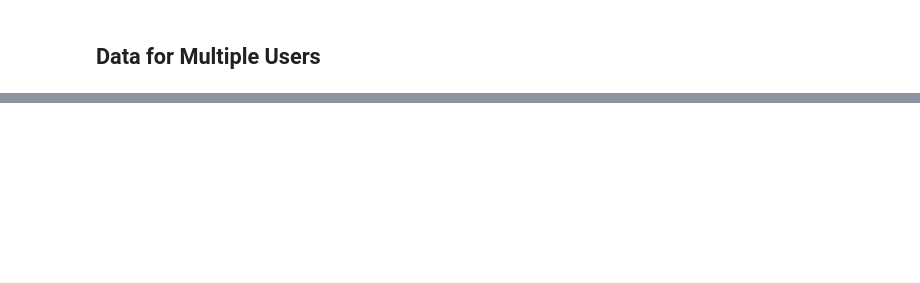
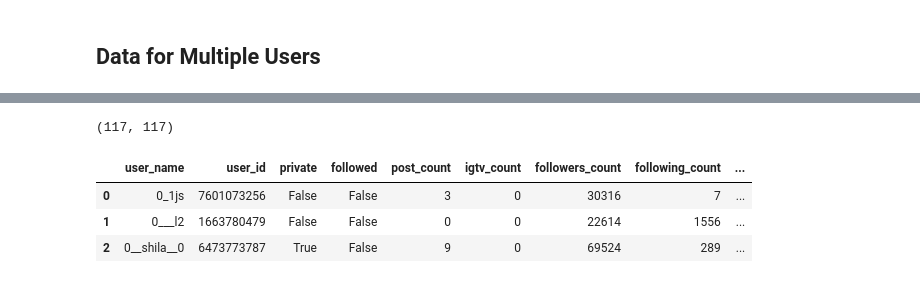
Before and after one commit to yuchild/mntn_insta, a Jupyter notebook: insta_api_exploration.ipynb, the cells around one changed output, grey strips where cells are left out. Cells and saved outputs as stored; diff of their text form; code cells hidden in the pictures; blank space fills up the shorter version.

```diff
--- a/insta_api_exploration.ipynb
+++ b/insta_api_exploration.ipynb
@@ -143,8 +147,8 @@ def download_instaloader(lst):
     import random
     bot = instaloader.Instaloader()
     # for private profiles
-    bot.login('login'
-              , 'pass'
+    bot.login('your_instagram_acct_name'
+              , 'your_instagram_acct_name_password'
              )
     lst_dict = []
     name_lst = []
@@ -182,0 +185,4 @@ name_lst, lst_dict = download_instaloader(unique_ids[:150])
+# %%
+# 150:300 Updated 11/17/2020...only 150 downloads per day
+# Change [150:300] to [300:450] on 11/18/2020
+name_lst, lst_dict = download_instaloader(unique_ids[150:300])
@@ -183,10 +255,19 @@ name_lst, lst_dict = download_instaloader(unique_ids[:150])
 # %%
 len(name_lst), len(lst_dict)
+# %% [output]
+(117, 117)
 # %%
 # 150 is the max number for data downloads per day
-df_1_150 = pd.DataFrame({'user_id': name_lst
+# Change df_1_150 to df_150_300 on 11/18/2020
+
+df_150_300 = pd.DataFrame({'user_id': name_lst
                         , 'profile': lst_dict
                        }
                       )
-df_1_150 = df_1_150.profile.apply(pd.Series)
-df_1_150.head(3)
+df_150_300 = df_150_300.profile.apply(pd.Series)
+df_150_300.head(3)
+# %% [output]
+|  | user_name | user_id | private | followed | post_count | igtv_count | followers_count | following_count | ... |
+| 0 | 0_1js | 7601073256 | False | False | 3 | 0 | 30316 | 7 | ... |
+| 1 | 0___l2 | 1663780479 | False | False | 0 | 0 | 22614 | 1556 | ... |
+| 2 | 0__shila__0 | 6473773787 | True | False | 9 | 0 | 69524 | 289 | ... |
```
Also changed, not shown: parts of 25 cells of this notebook, 3 other files.
